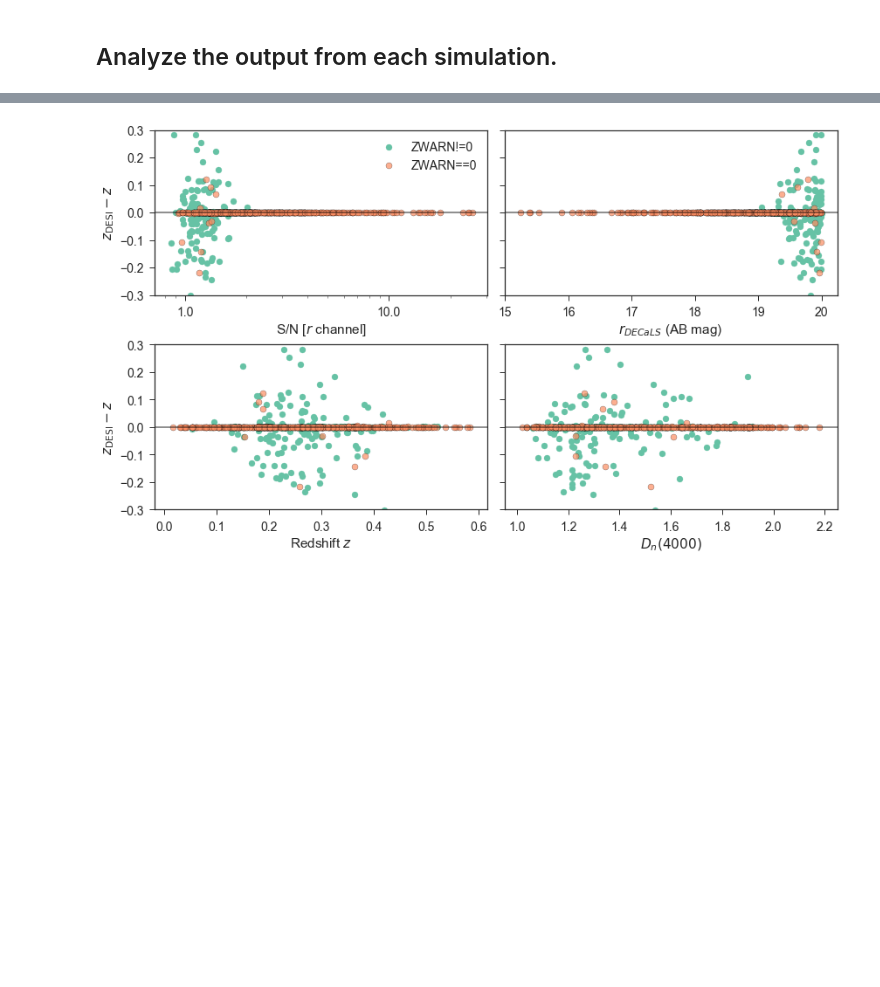
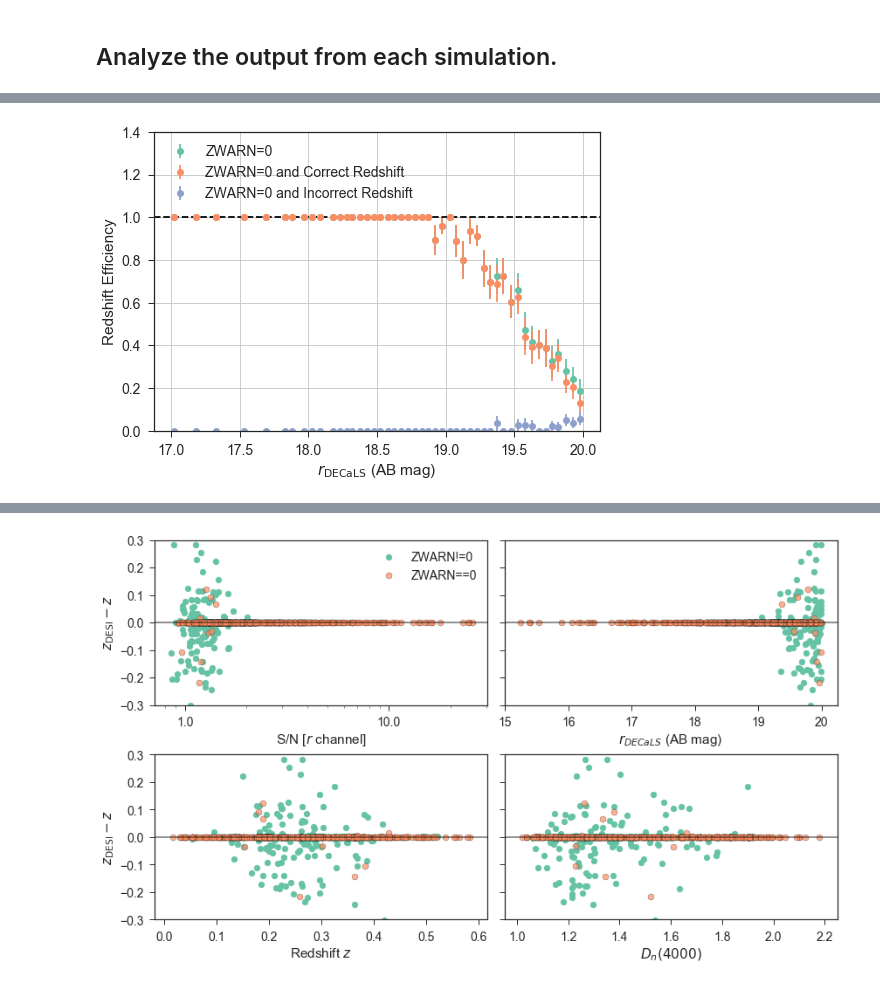
Before and after one commit to desihub/desisim, a Jupyter notebook: doc/nb/bgs-redshift-efficiency.ipynb, the cells around one changed output, grey strips where cells are left out. Drawn from its saved outputs; the diff is of its cells as text; code cells hidden in the pictures; blank space fills up the shorter version.

```diff
--- a/doc/nb/bgs-redshift-efficiency.ipynb
+++ b/doc/nb/bgs-redshift-efficiency.ipynb
@@ -710 +715,21 @@ def _zstats(res, dohist=False):
+# %%
+def qa_efficiency_vs_mag(res, pngfile=None):
+    """Plot the redshift efficiency vs magnitude."""
+
+    mm, e1, e2, e3, ee1, ee2, ee3 = _gethist('RMAG', res, range=(15, 20))
+
+    fig, ax = plt.subplots()
+    ax.errorbar(mm, e1, ee1, fmt='o', label='ZWARN=0')
+    ax.errorbar(mm, e2, ee2, fmt='o', label='ZWARN=0 and Correct Redshift')
+    ax.errorbar(mm, e3, ee3, fmt='o', label='ZWARN=0 and Incorrect Redshift')
+    ax.axhline(y=1, ls='--', color='k')
+    ax.grid()
+    ax.set_xlabel(r'$r_{\rm DECaLS}$ (AB mag)')
+    ax.set_ylabel('Redshift Efficiency')
+    ax.legend(loc='upper left')
+    ax.set_ylim([0,1.4])
+# %%
+qa_efficiency_vs_mag(result)
+# %% [output]
+[figure, added]
 # %%
```
Also changed, not shown: parts of 5 cells of this notebook.
